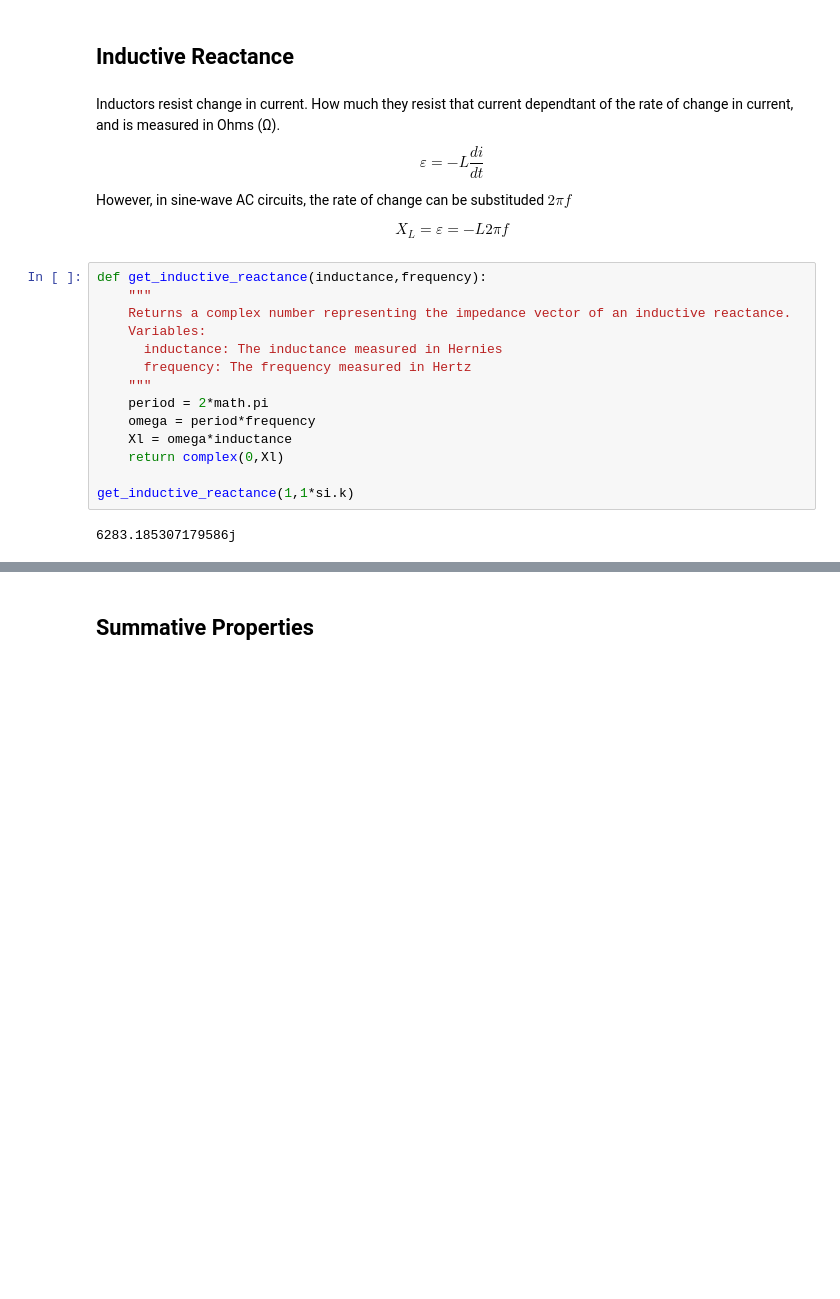
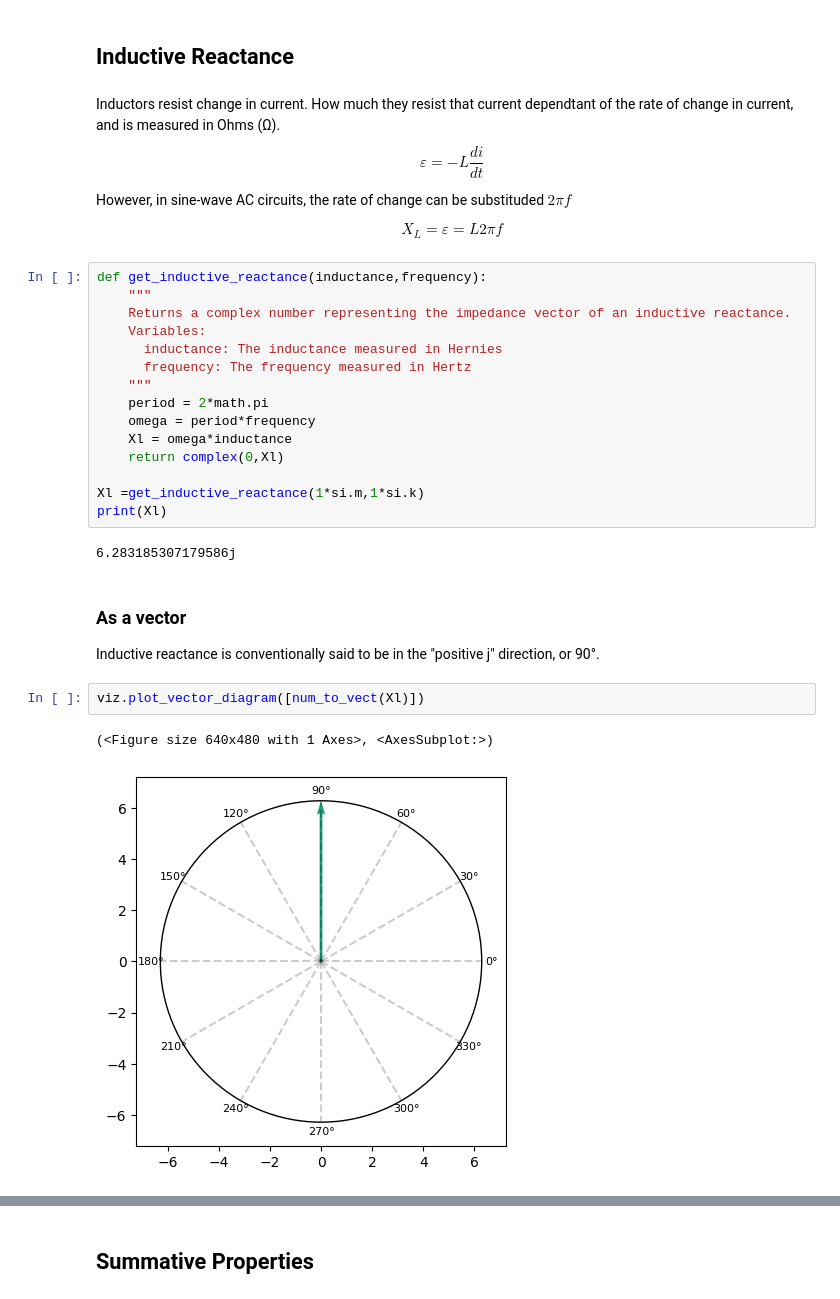
Before and after one commit to MrEnigmamgine/my_notes, a Jupyter notebook: Electronics Engineering/EET Math.ipynb, the cells around one changed output, grey strips where cells are left out. Drawn from its saved outputs; the diff is of its cells as text; blank space fills up the shorter version.

```diff
--- a/Electronics Engineering/EET Math.ipynb
+++ b/Electronics Engineering/EET Math.ipynb
@@ -127,7 +127,7 @@ $$
 However, in sine-wave AC circuits, the rate of change can be substituded $2\pi f$
 
 $$
-X_L = \varepsilon = -L 2\pi f
+X_L = \varepsilon = L 2\pi f
 $$
 # %%
 def get_inductive_reactance(inductance,frequency):
@@ -142,7 +142,16 @@ def get_inductive_reactance(inductance,frequency):
     Xl = omega*inductance
     return complex(0,Xl)
 
-get_inductive_reactance(1,1*si.k)
+Xl =get_inductive_reactance(1*si.m,1*si.k)
+print(Xl)
 # %% [output]
-6283.185307179586j
+6.283185307179586j
+# %% [markdown]
+### As a vector
+Inductive reactance is conventionally said to be in the "positive j" direction, or 90°.
+# %%
+viz.plot_vector_diagram([num_to_vect(Xl)])
+# %% [output]
+(<Figure size 640x480 with 1 Axes>, <AxesSubplot:>)
+[figure, added]
 # %% [markdown]
```
Also changed, not shown: parts of 37 cells of this notebook, 14 other files.
